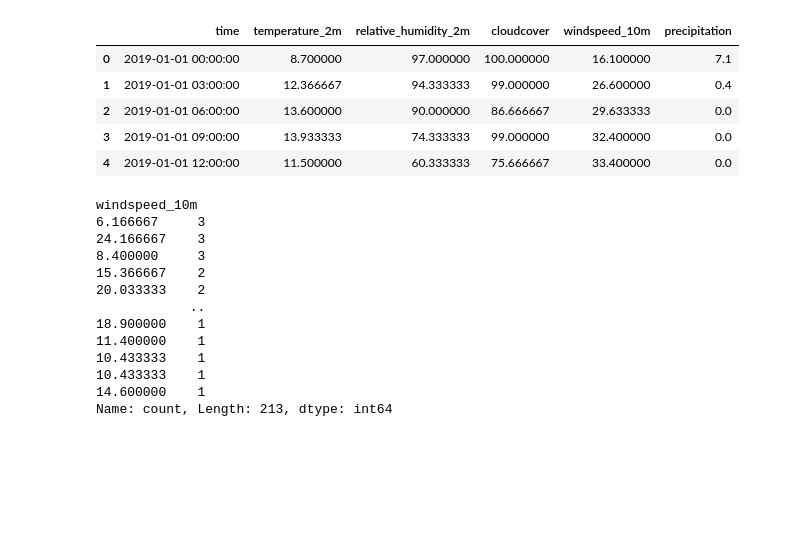
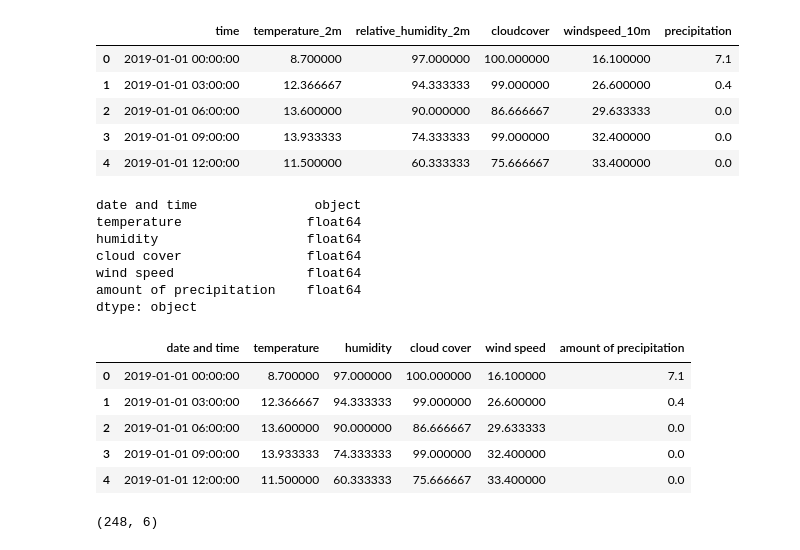
Before and after one commit to getpeped/Projects, a Jupyter notebook: yellow_taxi_trip_records/module3.ipynb, the cells around one changed output. Drawn from its saved outputs; the diff is of its cells as text; code cells hidden in the pictures; blank space fills up the shorter version.

```diff
--- a/yellow_taxi_trip_records/module3.ipynb
+++ b/yellow_taxi_trip_records/module3.ipynb
@@ -268,21 +268,28 @@ nyc_weather.head()
 | 2 | 2019-01-01 06:00:00 | 13.600000 | 90.000000 | 86.666667 | 29.633333 | 0.0 |
 | 3 | 2019-01-01 09:00:00 | 13.933333 | 74.333333 | 99.000000 | 32.400000 | 0.0 |
 | 4 | 2019-01-01 12:00:00 | 11.500000 | 60.333333 | 75.666667 | 33.400000 | 0.0 |
-# %%
-nyc_weather['precipitation'].value_counts()
-nyc_weather['windspeed_10m'].value_counts()
-nyc_weather['cloudcover'].value_counts()
-# %% [output]
-windspeed_10m
-6.166667     3
-24.166667    3
-8.400000     3
-15.366667    2
-20.033333    2
-            ..
-18.900000    1
-11.400000    1
-10.433333    1
-10.433333    1
-14.600000    1
-Name: count, Length: 213, dtype: int64
+# %%
+new_col_names = ['date and time', 'temperature', 'humidity', 'cloud cover', 'wind speed','amount of precipitation']
+nyc_weather.columns = new_col_names
+
+print(nyc_weather.dtypes)
+nyc_weather.head()
+# %% [output]
+date and time               object
+temperature                float64
+humidity                   float64
+cloud cover                float64
+wind speed                 float64
+amount of precipitation    float64
+dtype: object
+|  | date and time | temperature | humidity | cloud cover | wind speed | amount of precipitation |
+| 0 | 2019-01-01 00:00:00 | 8.700000 | 97.000000 | 100.000000 | 16.100000 | 7.1 |
+| 1 | 2019-01-01 03:00:00 | 12.366667 | 94.333333 | 99.000000 | 26.600000 | 0.4 |
+| 2 | 2019-01-01 06:00:00 | 13.600000 | 90.000000 | 86.666667 | 29.633333 | 0.0 |
+| 3 | 2019-01-01 09:00:00 | 13.933333 | 74.333333 | 99.000000 | 32.400000 | 0.0 |
+| 4 | 2019-01-01 12:00:00 | 11.500000 | 60.333333 | 75.666667 | 33.400000 | 0.0 |
+# %%
+nyc_weather.isna().sum()
+nyc_weather.shape
+# %% [output]
+(248, 6)
```
Also changed, not shown: parts of 5 cells of this notebook.
